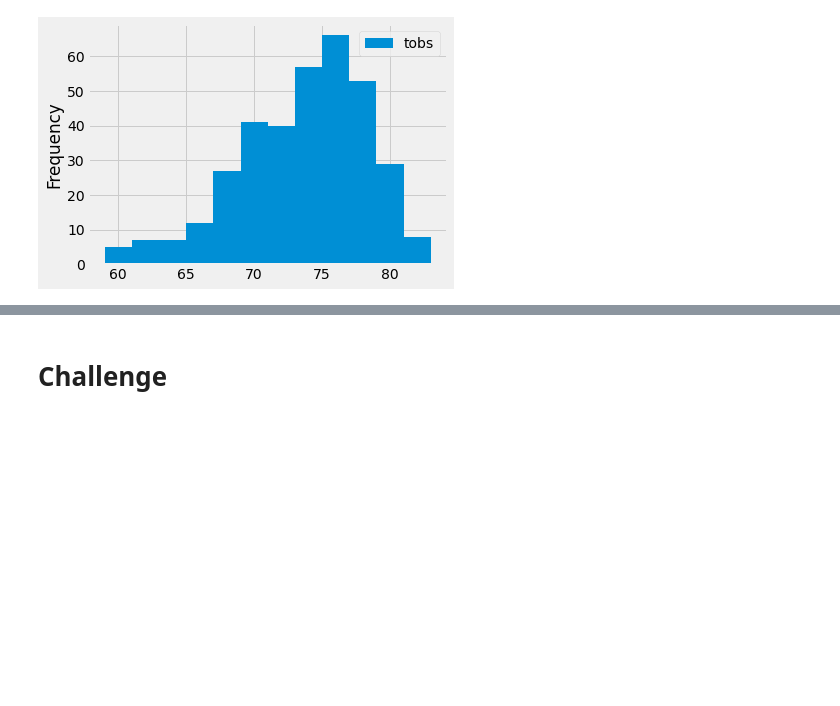
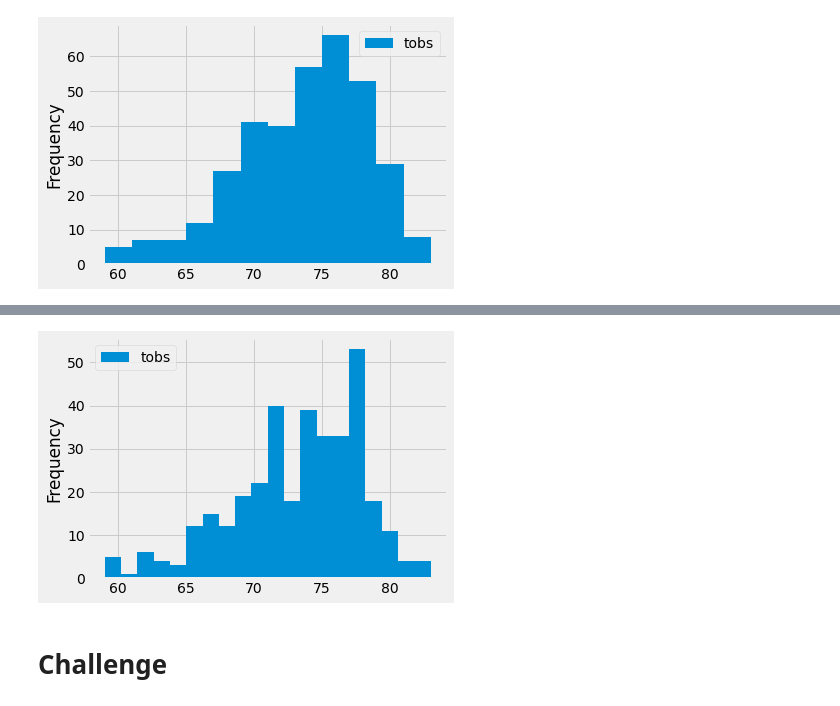
Before and after one commit to bmr209/surfs_up, a Jupyter notebook: climate_analysis.ipynb, the cells around one changed output, grey strips where cells are left out. Drawn from its saved outputs; the diff is of its cells as text; code cells hidden in the pictures; blank space fills up the shorter version.

```diff
--- a/climate_analysis.ipynb
+++ b/climate_analysis.ipynb
@@ -126,3 +132,9 @@ plt.tight_layout()
+# %%
+# Adjusting bin number to 20
+df.plot.hist(bins=20)
+plt.tight_layout()
+# %% [output]
+[figure, added]
 # %%
 # Write a function called `calc_temps` that will accept start date and end date in the format '%Y-%m-%d'
 # and return the minimum, average, and maximum temperatures for that range of dates
```
Also changed, not shown: parts of 1 cell of this notebook.
